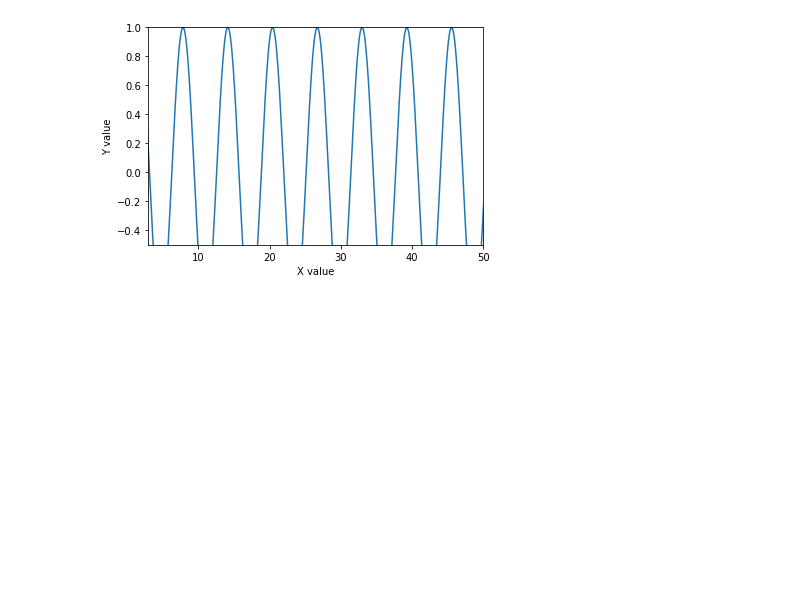
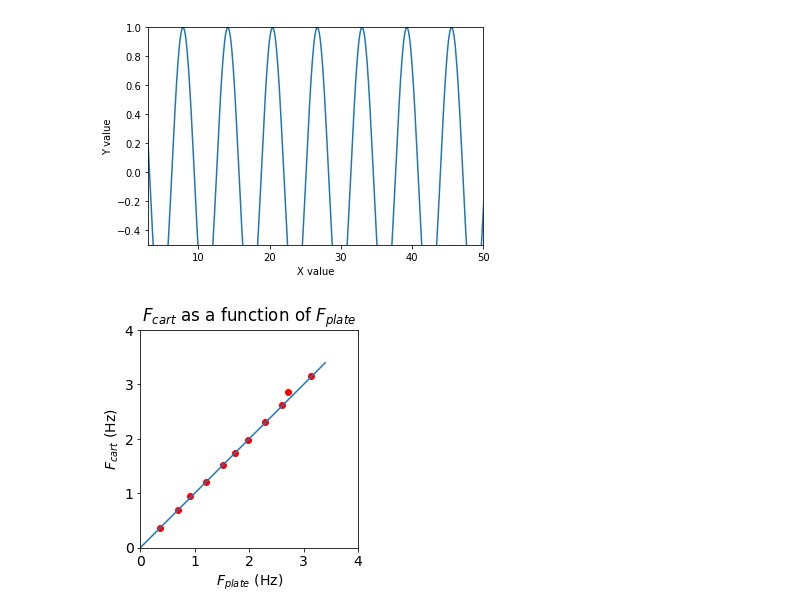
Before and after one commit to nnguyenu/ML-basic, a Jupyter notebook: Matplot_lib_tutorial.ipynb, the cells around one changed output. Drawn from its saved outputs; the diff is of its cells as text; code cells hidden in the pictures; blank space fills up the shorter version.

```diff
--- a/Matplot_lib_tutorial.ipynb
+++ b/Matplot_lib_tutorial.ipynb
@@ -32,3 +32,21 @@ plt.ylabel('Y value')
 plt.show()
 # %% [output]
 [figure]
+# %%
+Aplate = [0.26,0.28,0.27,0.25,0.26,0.25,0.25,0.25,0.26,0.25,0.25]
+Acart = [0.26,0.32,0.35,0.37,0.55,0.81,2.78,0.71,0.34,0.23,0.17]
+fplate = [0.35,0.685,0.92,1.21,1.514,1.73,1.97,2.29,2.61,2.72,3.14]
+fcart  = [0.35,0.69,0.94,1.21,1.51,1.73,1.98,2.3,2.62,2.86,3.16]
+# %%
+plt.rcParams.update({'font.size': 14})
+plt.plot(fplate,fcart,'ro')
+x = np.arange(0,3.5,0.1)
+plt.plot(x,x)
+plt.axis('square')
+plt.axis([0,4,0,4])
+plt.xlabel('$F_{plate}$ (Hz)')
+plt.ylabel('$F_{cart}$ (Hz)')
+plt.title('$F_{cart}$ as a function of $F_{plate}$')
+plt.show()
+# %% [output]
+[figure, added]
```
Also changed, not shown: parts of 1 cell of this notebook.
